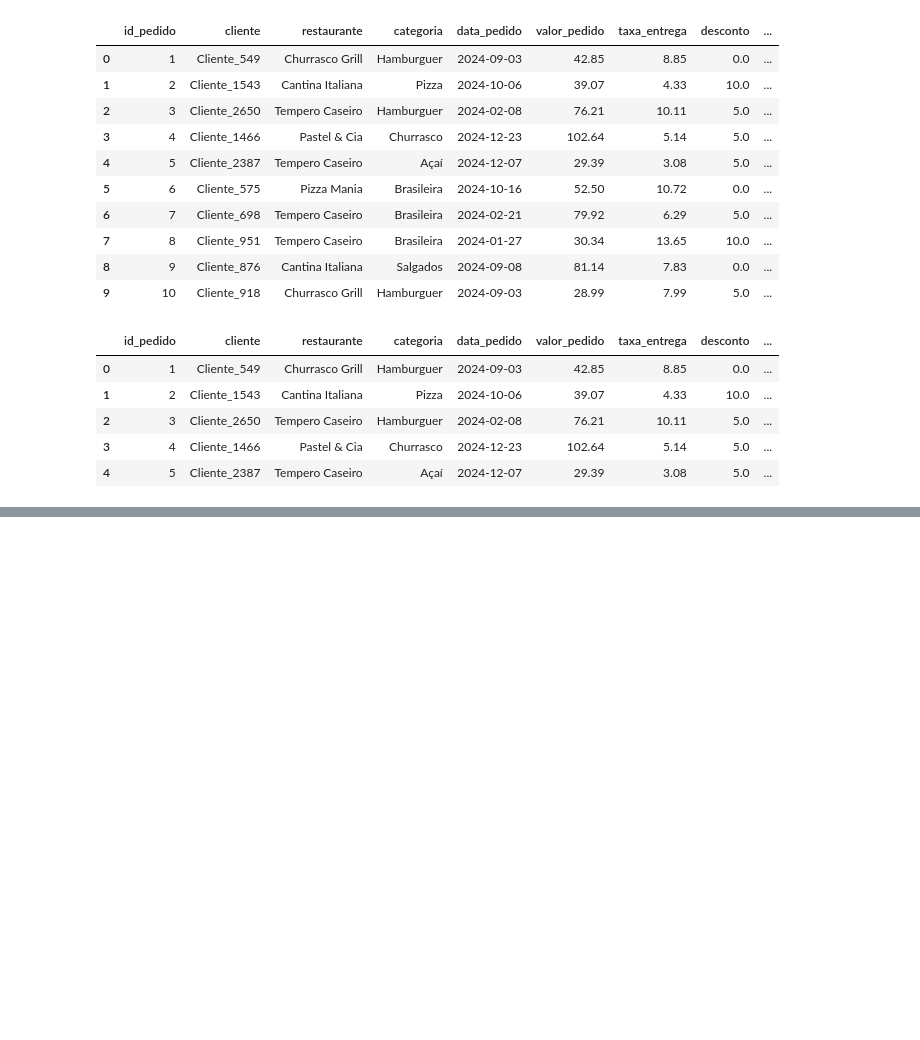
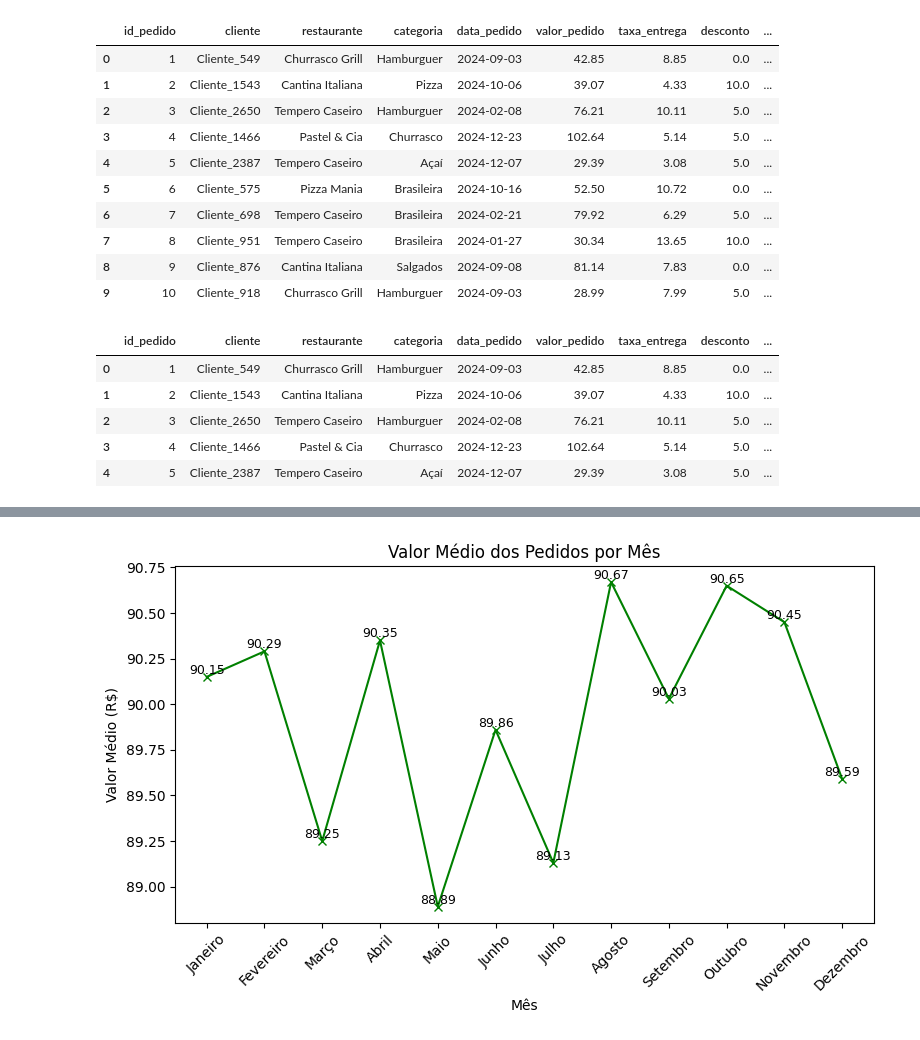
Before and after one commit to aneguimaraestf/CursoSenac20250791, a Jupyter notebook: Atividade - Pandas e Matplotlib/Resolução_Atividade.ipynb, the cells around one changed output, grey strips where cells are left out. Saved outputs shown, nothing was run; the diff lists cells and outputs as text; code cells hidden in the pictures; blank space fills up the shorter version.

Commit message:
Finalizado_Conferência

```diff
--- a/Atividade - Pandas e Matplotlib/Resolução_Atividade.ipynb
+++ b/Atividade - Pandas e Matplotlib/Resolução_Atividade.ipynb
@@ -274,0 +413,31 @@ display(df.head(5))
+# %%
+#Parte 5 – Visualização de Dados com Matplotlib
+#LINHA
+
+df['mes_num'] = df['data_pedido'].dt.month
+
+
+valor_por_mes = (
+    df.groupby(['mes_num', 'mês_pedido'])['valor_final']
+      .mean()
+      .round(2)
+      .reset_index()
+      .sort_values('mes_num')
+)
+
+fig, ax = plt.subplots(figsize=(8,5))
+
+ax.plot(valor_por_mes['mês_pedido'], valor_por_mes['valor_final'], color="green", marker='x')
+
+for x, y in zip(valor_por_mes['mês_pedido'], valor_por_mes['valor_final']):
+    ax.text(x, y, f'{y:.2f}', ha='center', va='bottom', fontsize=9)
+
+ax.set_title('Valor Médio dos Pedidos por Mês')
+ax.set_xlabel('Mês')
+ax.set_ylabel('Valor Médio (R$)')
+plt.xticks(rotation=45)
+
+plt.tight_layout()
+plt.show()
+# %% [output]
+[figure, added]
```
Also changed, not shown: parts of 15 cells of this notebook.
